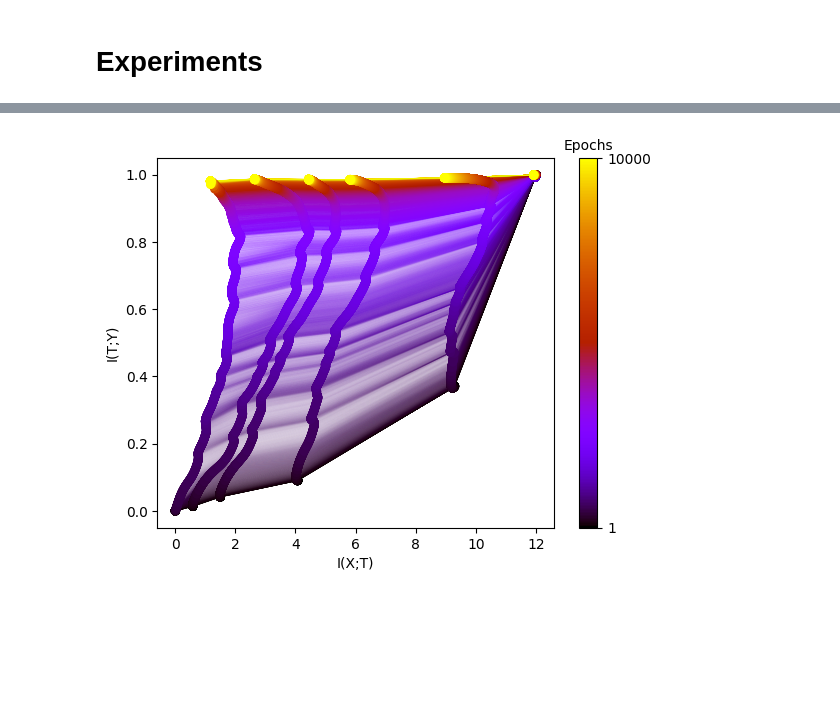
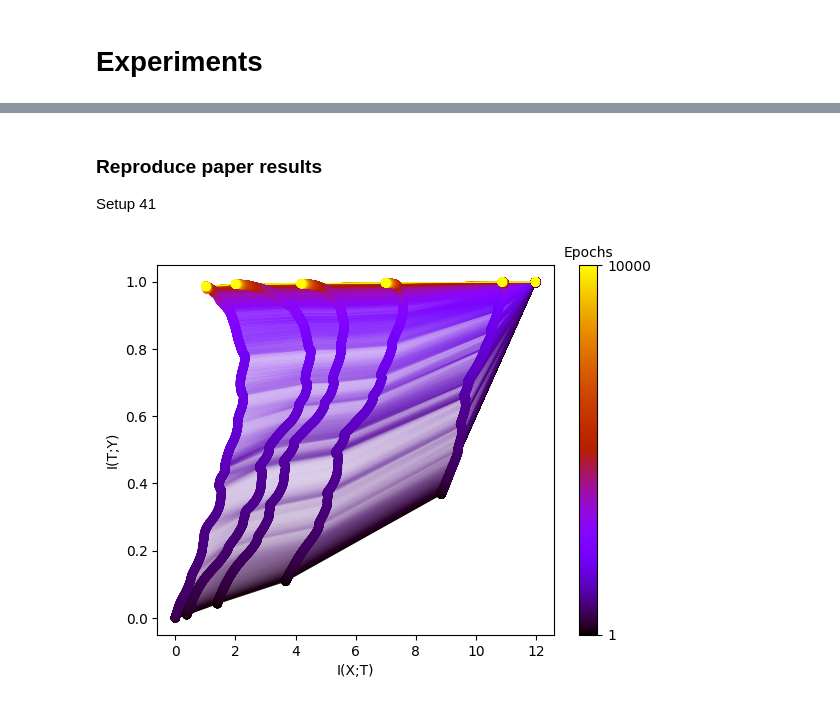
Before and after one commit to AliceDeLorenci/Information-Bottleneck, a Jupyter notebook: plot.ipynb, the cells around one changed output, grey strips where cells are left out. Cells and saved outputs as stored; diff of their text form; code cells hidden in the pictures; blank space fills up the shorter version.

Commit message:
plots

```diff
--- a/plot.ipynb
+++ b/plot.ipynb
@@ -119,19 +10,2 @@ def average_data(mi_xt_data, mi_ty_data):
-# %%
-def pipeline(setup_idx, estimator, subdir_list=np.arange(1,11), bin_size=0, threshold=0.69, noise_variance=None):
-
-    path = './setup-{}/'.format(setup_idx)
-
-    subdirs = get_subdirs(setup_idx)
-    subdirs = [d for d in subdirs if int(d.split('-')[1]) in subdir_list]
-
-    epoch_data, mi_xt_data, mi_ty_data = get_data(setup_idx, subdirs, estimator=estimator, bin_size=bin_size, noise_variance=noise_variance)
-    loss_data = get_loss(setup_idx, subdirs)
-    window_list = get_windows(loss_data, threshold=threshold)
-
-    epochs, avg_mi_xt_data, avg_mi_ty_data, windowed_mi_xt_data, windowed_mi_ty_data = average_windowed_data(mi_xt_data, mi_ty_data, window_list)
-
-    plot_info_plan(avg_mi_xt_data, avg_mi_ty_data, epochs)
-    plt.savefig(path+"info-plan-{}.png".format('kde' if estimator=='kde' else bin_size), dpi=300, bbox_inches="tight")
-    plt.show()
 # %% [markdown]
 # Experiments
@@ -210,4 +12,10 @@ pipeline(setup_idx=24, estimator='kde', noise_variance=0.001)
-# %%
-pipeline(setup_idx=44, estimator='kde', noise_variance=0.001)
-# %% [output]
-[figure, removed]
+# %% [markdown]
+### Reproduce paper results
+
+Setup 41
+# %%
+setup_idx=41; estimator='kde'; noise_variance=0.001
+pipeline(setup_idx=setup_idx, estimator=estimator, noise_variance=noise_variance)
+# save(setup_idx=setup_idx, estimator=estimator, noise_variance=noise_variance)
+# %% [output]
+[figure, added]
```
Also changed, not shown: parts of 51 cells of this notebook, 11 other files.
